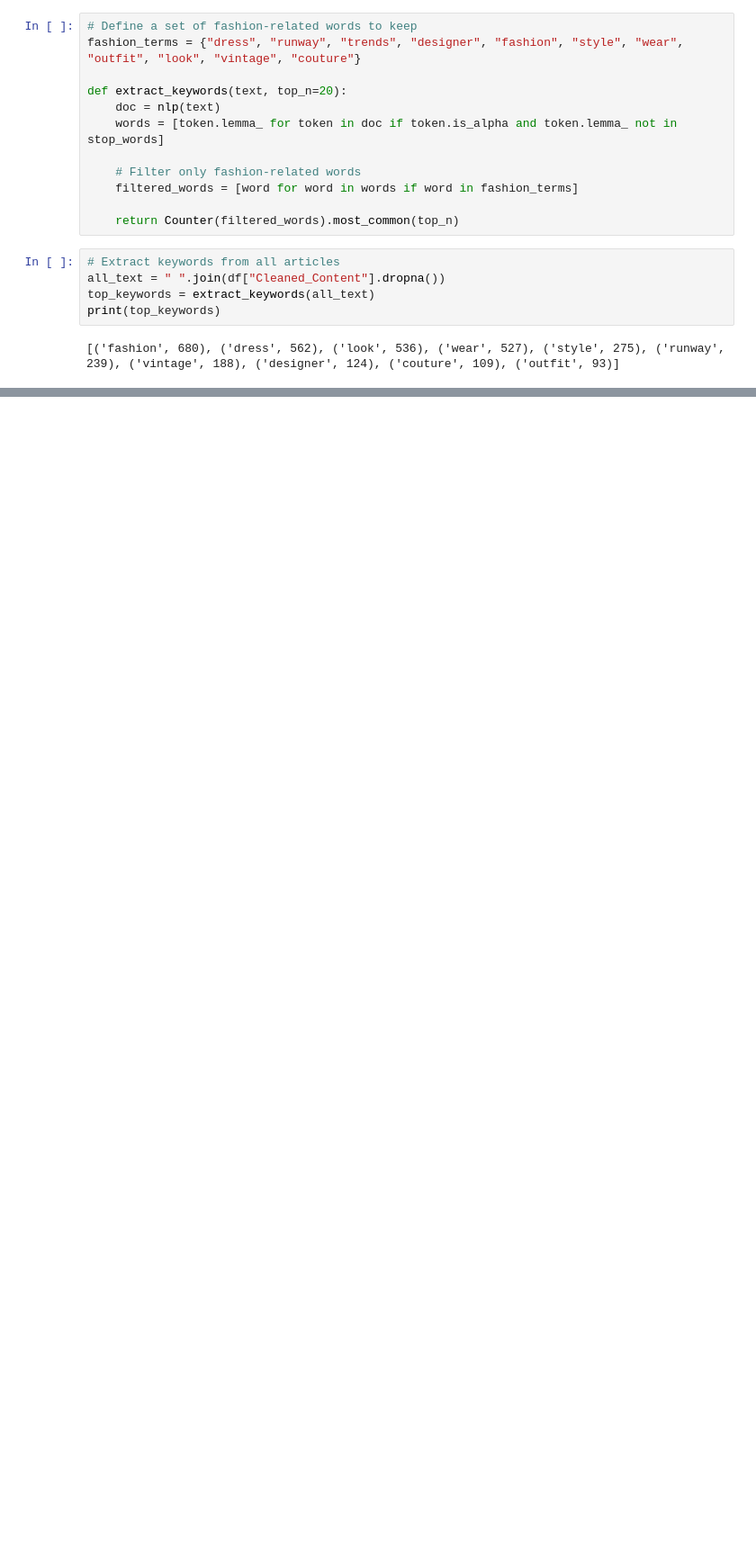
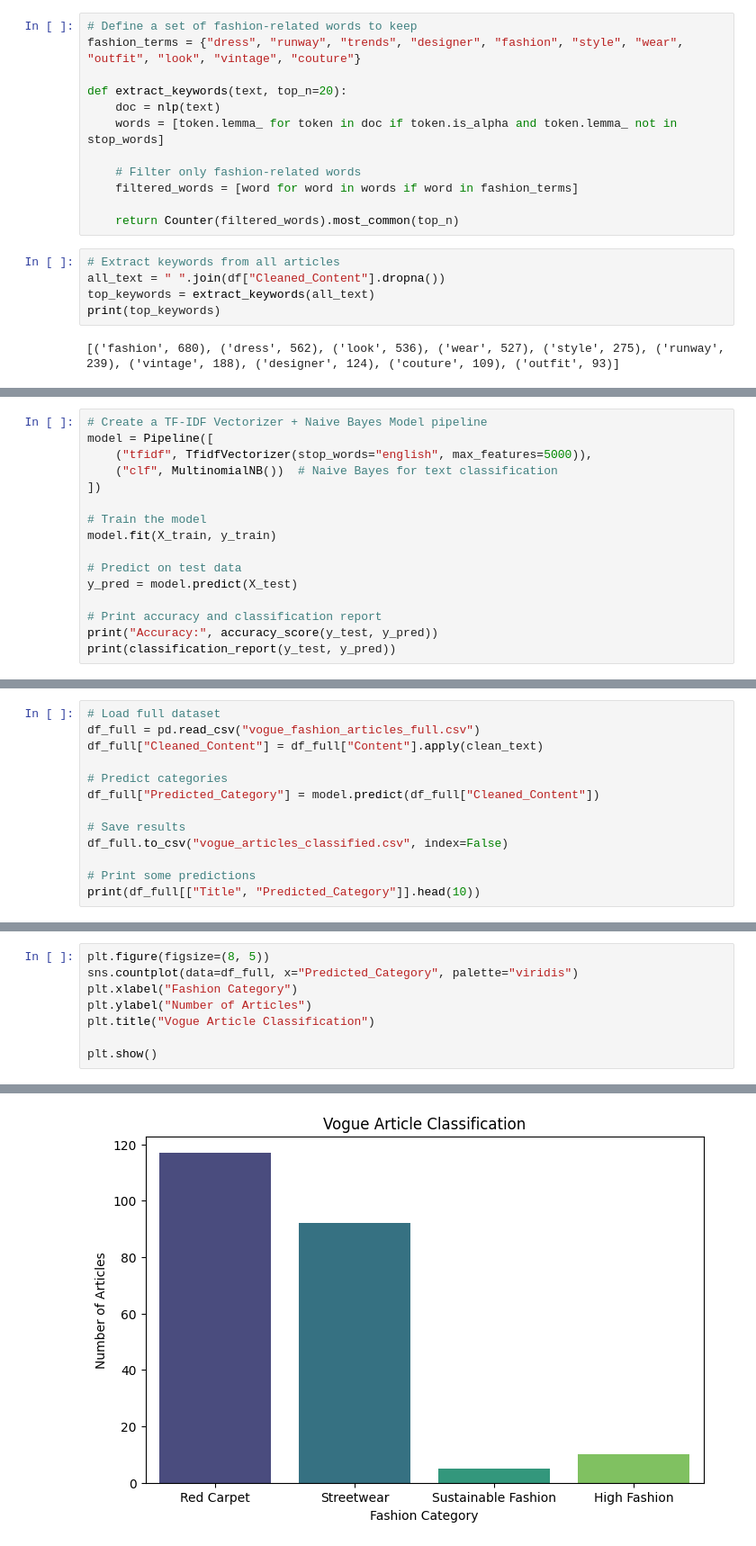
Before and after one commit to tessorastefan/fashion-trends-visualization, a Jupyter notebook: notebooks/eda.ipynb, the cells around one changed output, grey strips where cells are left out. Shown at 90% size. Saved outputs shown, nothing was run; the diff lists cells and outputs as text; blank space fills up the shorter version.

```diff
--- a/notebooks/eda.ipynb
+++ b/notebooks/eda.ipynb
@@ -79,0 +245,16 @@ plt.show()
+# %%
+# Create a TF-IDF Vectorizer + Naive Bayes Model pipeline
+model = Pipeline([
+    ("tfidf", TfidfVectorizer(stop_words="english", max_features=5000)),
+    ("clf", MultinomialNB())  # Naive Bayes for text classification
+])
+
+# Train the model
+model.fit(X_train, y_train)
+
+# Predict on test data
+y_pred = model.predict(X_test)
+
+# Print accuracy and classification report
+print("Accuracy:", accuracy_score(y_test, y_pred))
+print(classification_report(y_test, y_pred))
@@ -79,0 +272,13 @@ plt.show()
+# %%
+# Load full dataset
+df_full = pd.read_csv("vogue_fashion_articles_full.csv")
+df_full["Cleaned_Content"] = df_full["Content"].apply(clean_text)
+
+# Predict categories
+df_full["Predicted_Category"] = model.predict(df_full["Cleaned_Content"])
+
+# Save results
+df_full.to_csv("vogue_articles_classified.csv", index=False)
+
+# Print some predictions
+print(df_full[["Title", "Predicted_Category"]].head(10))
@@ -79,0 +297,9 @@ plt.show()
+# %%
+plt.figure(figsize=(8, 5))
+sns.countplot(data=df_full, x="Predicted_Category", palette="viridis")
+plt.xlabel("Fashion Category")
+plt.ylabel("Number of Articles")
+plt.title("Vogue Article Classification")
+
+plt.show()
+# %% [output]
@@ -79,0 +309 @@ plt.show()
+[figure, added]
```
Also changed, not shown: parts of 20 cells of this notebook, 3 other files.
